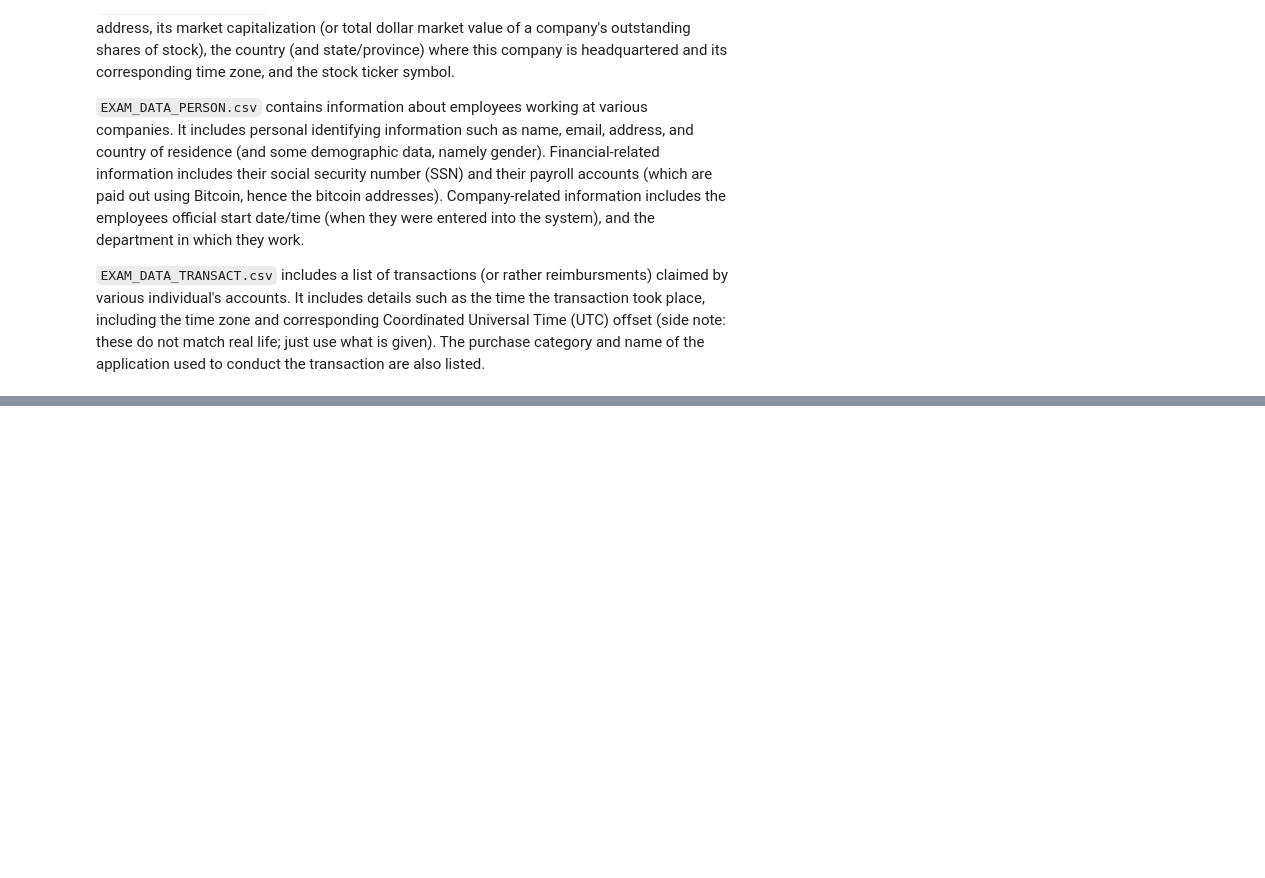
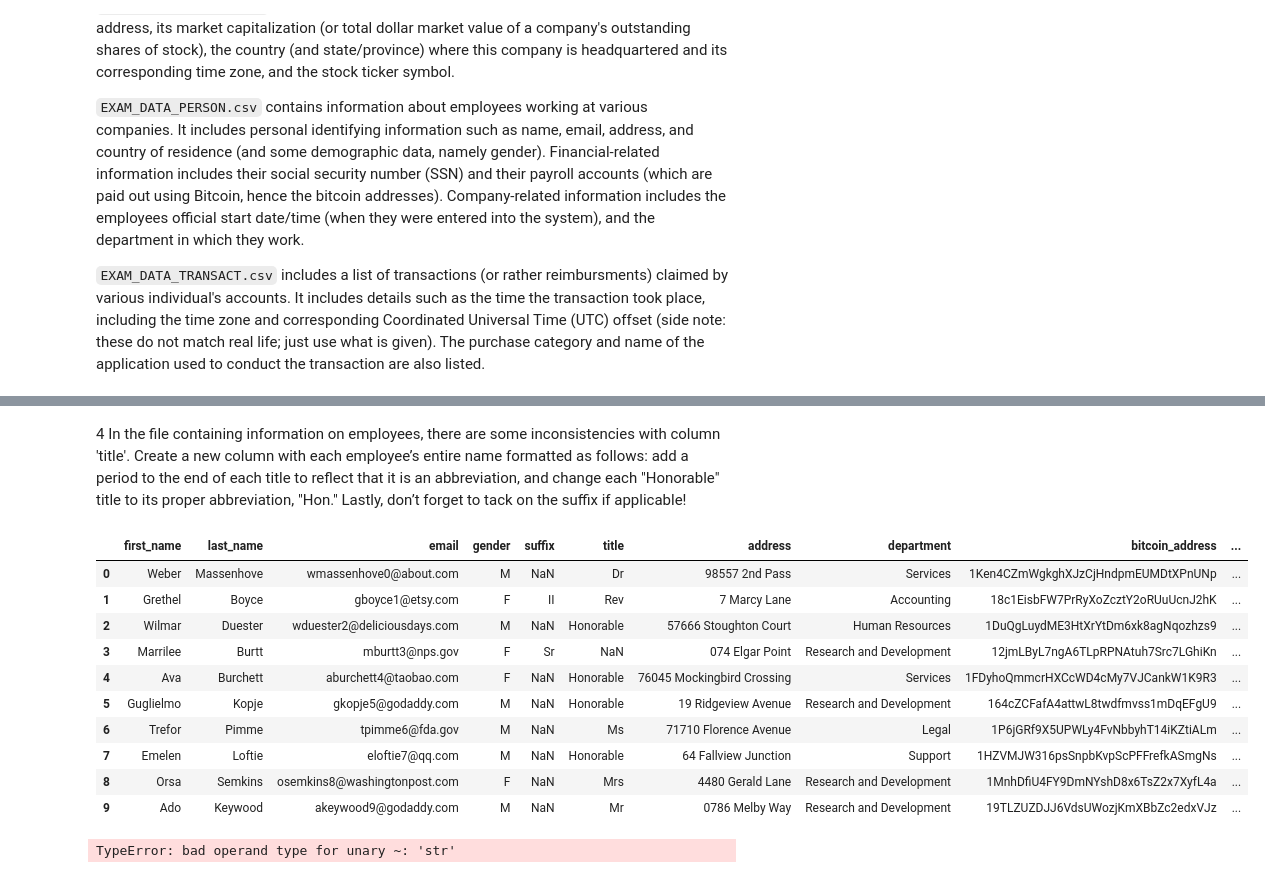
Before and after one commit to cjkoziol/SI330_midterm_files, a Jupyter notebook: notebook.ipynb, the cells around one changed output, grey strips where cells are left out. Cells and saved outputs as stored; diff of their text form; code cells hidden in the pictures; blank space fills up the shorter version.

```diff
--- a/notebook.ipynb
+++ b/notebook.ipynb
@@ -33,0 +208,33 @@ company_df
+# %% [markdown]
+4
+In the file containing information on employees, there are some inconsistencies with column 'title'.
+Create a new column with each employee’s entire name formatted as follows: add a period to the end of
+each title to reflect that it is an abbreviation, and change each "Honorable" title to its proper abbreviation, "Hon."
+Lastly, don’t forget to tack on the suffix if applicable!
+# %%
+person_df.head(10)
+# %% [output]
+|  | first_name | last_name | email | gender | suffix | title | address | department | bitcoin_address | ... |
+| 0 | Weber | Massenhove | wmassenhove0@about.com | M | NaN | Dr | 98557 2nd Pass | Services | 1Ken4CZmWgkghXJzCjHndpmEUMDtXPnUNp | ... |
+| 1 | Grethel | Boyce | gboyce1@etsy.com | F | II | Rev | 7 Marcy Lane | Accounting | 18c1EisbFW7PrRyXoZcztY2oRUuUcnJ2hK | ... |
+| 2 | Wilmar | Duester | wduester2@deliciousdays.com | M | NaN | Honorable | 57666 Stoughton Court | Human Resources | 1DuQgLuydME3HtXrYtDm6xk8agNqozhzs9 | ... |
+| 3 | Marrilee | Burtt | mburtt3@nps.gov | F | Sr | NaN | 074 Elgar Point | Research and Development | 12jmLByL7ngA6TLpRPNAtuh7Src7LGhiKn | ... |
+| 4 | Ava | Burchett | aburchett4@taobao.com | F | NaN | Honorable | 76045 Mockingbird Crossing | Services | 1FDyhoQmmcrHXCcWD4cMy7VJCankW1K9R3 | ... |
+| 5 | Guglielmo | Kopje | gkopje5@godaddy.com | M | NaN | Honorable | 19 Ridgeview Avenue | Research and Development | 164cZCFafA4attwL8twdfmvss1mDqEFgU9 | ... |
+| 6 | Trefor | Pimme | tpimme6@fda.gov | M | NaN | Ms | 71710 Florence Avenue | Legal | 1P6jGRf9X5UPWLy4FvNbbyhT14iKZtiALm | ... |
+| 7 | Emelen | Loftie | eloftie7@qq.com | M | NaN | Honorable | 64 Fallview Junction | Support | 1HZVMJW316psSnpbKvpScPFFrefkASmgNs | ... |
+| 8 | Orsa | Semkins | osemkins8@washingtonpost.com | F | NaN | Mrs | 4480 Gerald Lane | Research and Development | 1MnhDfiU4FY9DmNYshD8x6TsZ2x7XyfL4a | ... |
+| 9 | Ado | Keywood | akeywood9@godaddy.com | M | NaN | Mr | 0786 Melby Way | Research and Development | 19TLZUZDJJ6VdsUWozjKmXBbZc2edxVJz | ... |
+# %%
+#figure out which file to use = person_df
+npdf = person_df
+
+#add period to title column
+npdf['title'] = ~npdf[npdf['title'].isna()]
+npdf['title'] = npdf['title'] + '. '
+
+#create column called full title
+##npdf['full_title'] = npdf[npdf.apply(npdf['title'] + '. ' + npdf['first_name'] + npdf['last_name'])]
+npdf.head()
+# %% [output]
+TypeError: bad operand type for unary ~: 'str'
```
Also changed, not shown: parts of 23 cells of this notebook, 4 other files.
